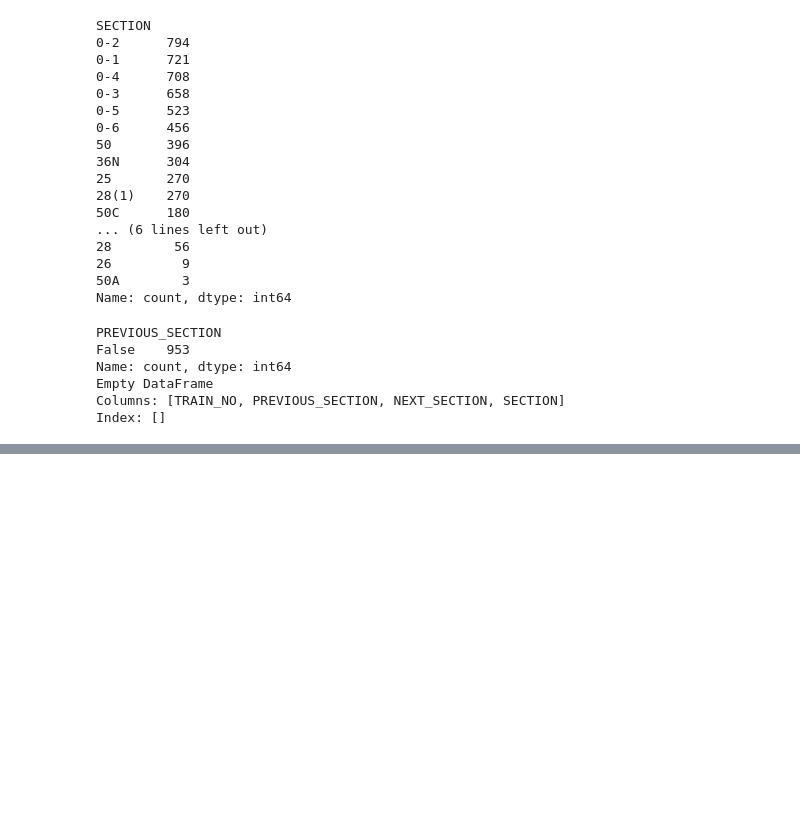
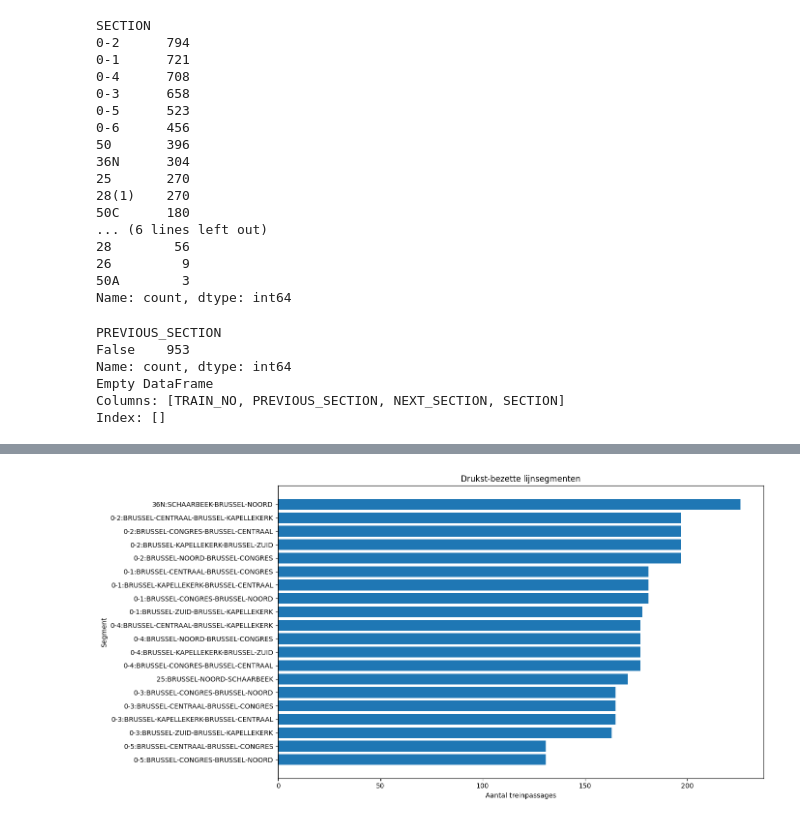
Before and after one commit to DauwDW/Thesis, a Jupyter notebook: notebooks/Combined_Timetable.ipynb, the cells around one changed output, grey strips where cells are left out. Drawn from its saved outputs; the diff is of its cells as text; code cells hidden in the pictures; blank space fills up the shorter version.

```diff
--- a/notebooks/Combined_Timetable.ipynb
+++ b/notebooks/Combined_Timetable.ipynb
@@ -247,3 +247,98 @@ Name: count, dtype: int64
 Empty DataFrame
 Columns: [TRAIN_NO, PREVIOUS_SECTION, NEXT_SECTION, SECTION]
 Index: []
+# %%
+# Analyse drukst-bezette lijnsegmenten
+
+import pandas as pd
+import matplotlib.pyplot as plt
+
+from data.combine_timetable import combine_timetables
+
+# =========================
+# Load timetable
+# =========================
+
+df = combine_timetables(n_freight=182)
+
+# Enkel echte lijnsegmenten
+between = df[df["SOURCE"] != df["TARGET"]].copy()
+
+# =========================
+# Segment statistics
+# =========================
+
+between["RUNNING_TIME"] = (
+    between["EXIT_SECONDS"] - between["ENTRY_SECONDS"]
+)
+
+segment_stats = (
+    between.groupby(["SECTION", "SOURCE", "TARGET"])
+    .agg(
+        n_train_passages=("TRAIN_NO", "count"),
+        unique_trains=("TRAIN_NO", "nunique"),
+        avg_running_time=("RUNNING_TIME", "mean"),
+        total_occupation_time=("RUNNING_TIME", "sum"),
+        passenger_trains=("TRAIN_TYPE", lambda x: (x != "freight").sum()),
+        freight_trains=("TRAIN_TYPE", lambda x: (x == "freight").sum()),
+    )
+    .reset_index()
+)
+
+# Sorteer op drukte
+segment_stats = segment_stats.sort_values(
+    "n_train_passages",
+    ascending=False
+)
+
+# =========================
+# Toon top segmenten
+# =========================
+
+TOP_N = 20
+
+display(segment_stats.head(TOP_N))
+
+# =========================
+# Plot: passages
+# =========================
+
+top_plot = segment_stats.head(TOP_N).copy()
+
+plt.figure(figsize=(14, 7))
+
+plt.barh(
+    top_plot["SECTION"][::-1],
+    top_plot["n_train_passages"][::-1]
+)
+
+plt.xlabel("Aantal treinpassages")
+plt.ylabel("Segment")
+plt.title("Drukst-bezette lijnsegmenten")
+
+plt.tight_layout()
+plt.show()
+
+# =========================
+# Plot: occupation time
+# =========================
+
+top_occ = segment_stats.sort_values(
+    "total_occupation_time",
+    ascending=False
+).head(TOP_N)
+
+plt.figure(figsize=(14, 7))
+
+plt.barh(
+    top_occ["SECTION"][::-1],
+    top_occ["total_occupation_time"][::-1] / 3600
+)
+
+plt.xlabel("Totale occupation time (uren)")
+plt.ylabel("Segment")
+plt.title("Segmenten met hoogste totale bezettingstijd")
+
+plt.tight_layout()
+plt.show()
+# %% [output]
@@ -249,0 +362 @@ Index: []
+[figure, added]
```
Also changed, not shown: parts of 1 cell of this notebook, 22 other files.
